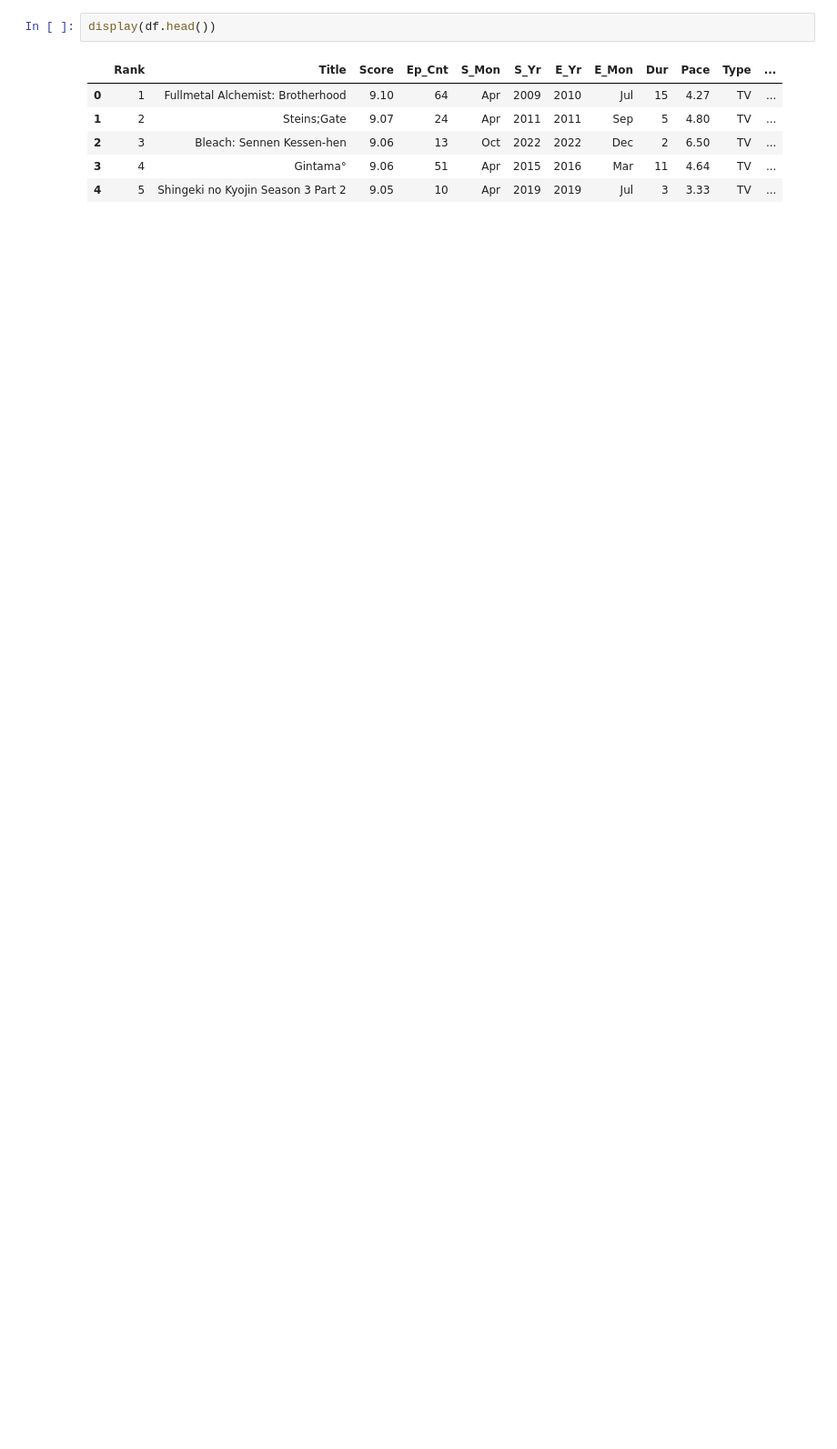
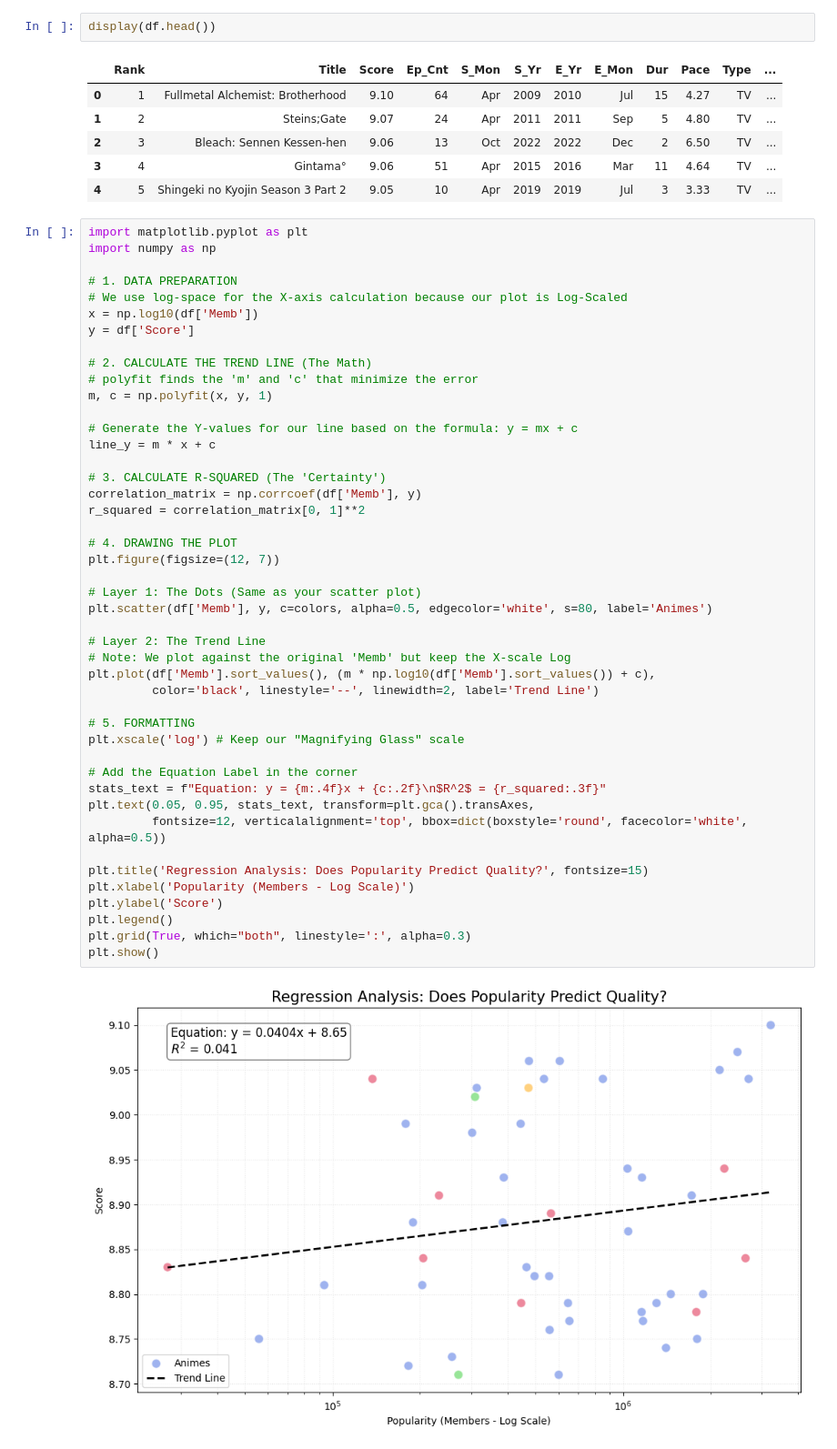
Before and after one commit to Tanish-30-08-2006/data-cleaning-extraction-visualization, a Jupyter notebook: Pandas Learning/Feature Extraction/Anime_Feature_Extraction.ipynb, the cells around one changed output. Shown at 91% size. Drawn from its saved outputs; the diff is of its cells as text; blank space fills up the shorter version.

Commit message:
feat: updated anime data analysis with trend line explained by regression plot

```diff
--- a/Pandas Learning/Feature Extraction/Anime_Feature_Extraction.ipynb
+++ b/Pandas Learning/Feature Extraction/Anime_Feature_Extraction.ipynb
@@ -2612,3 +2612,50 @@ display(df.head())
 | 2 | 3 | Bleach: Sennen Kessen-hen | 9.06 | 13 | Oct | 2022 | 2022 | Dec | 2 | 6.50 | TV | ... |
 | 3 | 4 | Gintama° | 9.06 | 51 | Apr | 2015 | 2016 | Mar | 11 | 4.64 | TV | ... |
 | 4 | 5 | Shingeki no Kyojin Season 3 Part 2 | 9.05 | 10 | Apr | 2019 | 2019 | Jul | 3 | 3.33 | TV | ... |
+# %%
+import matplotlib.pyplot as plt
+import numpy as np
+
+# 1. DATA PREPARATION
+# We use log-space for the X-axis calculation because our plot is Log-Scaled
+x = np.log10(df['Memb'])
+y = df['Score']
+
+# 2. CALCULATE THE TREND LINE (The Math)
+# polyfit finds the 'm' and 'c' that minimize the error
+m, c = np.polyfit(x, y, 1)
+
+# Generate the Y-values for our line based on the formula: y = mx + c
+line_y = m * x + c
+
+# 3. CALCULATE R-SQUARED (The 'Certainty')
+correlation_matrix = np.corrcoef(df['Memb'], y)
+r_squared = correlation_matrix[0, 1]**2
+
+# 4. DRAWING THE PLOT
+plt.figure(figsize=(12, 7))
+
+# Layer 1: The Dots (Same as your scatter plot)
+plt.scatter(df['Memb'], y, c=colors, alpha=0.5, edgecolor='white', s=80, label='Animes')
+
+# Layer 2: The Trend Line
+# Note: We plot against the original 'Memb' but keep the X-scale Log
+plt.plot(df['Memb'].sort_values(), (m * np.log10(df['Memb'].sort_values()) + c),
+         color='black', linestyle='--', linewidth=2, label='Trend Line')
+
+# 5. FORMATTING
+plt.xscale('log') # Keep our "Magnifying Glass" scale
+
+# Add the Equation Label in the corner
+stats_text = f"Equation: y = {m:.4f}x + {c:.2f}\n$R^2$ = {r_squared:.3f}"
+plt.text(0.05, 0.95, stats_text, transform=plt.gca().transAxes,
+         fontsize=12, verticalalignment='top', bbox=dict(boxstyle='round', facecolor='white', alpha=0.5))
+
+plt.title('Regression Analysis: Does Popularity Predict Quality?', fontsize=15)
+plt.xlabel('Popularity (Members - Log Scale)')
+plt.ylabel('Score')
+plt.legend()
+plt.grid(True, which="both", linestyle=':', alpha=0.3)
+plt.show()
+# %% [output]
+[figure, added]
```
